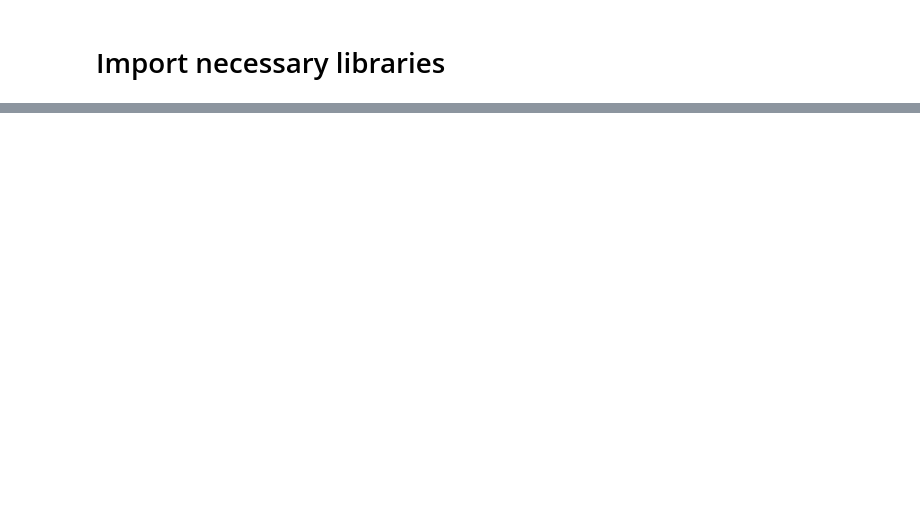
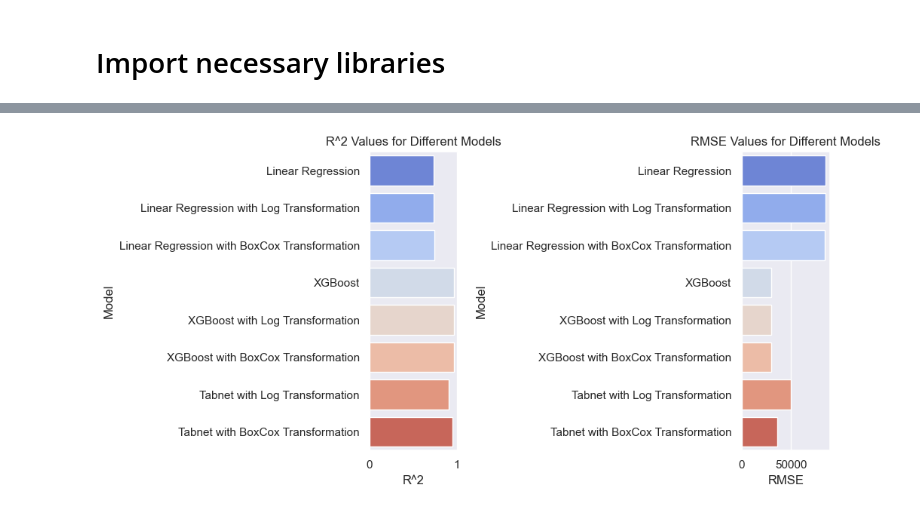
Before and after one commit to KuroInit/HDB-Resale-Price-Predict, a Jupyter notebook: FInal_Predict.ipynb, the cells around one changed output, grey strips where cells are left out. Drawn from its saved outputs; the diff is of its cells as text; code cells hidden in the pictures; blank space fills up the shorter version.

Commit message:
final predict

```diff
--- a/FInal_Predict.ipynb
+++ b/FInal_Predict.ipynb
@@ -46,0 +111,20 @@ final_data_after2015
+# %%
+features = ['Year','floor_area_sqm', 'lease_commence_date', 'average_storey','town', 'flat_type', 'flat_model']
+target = 'resale_price_adjusted'
+# %%
+X_test = test_data[features]
+y_test = test_data[target]
+
+# Predicting the linear regression models
+y_pred_linReg           = linreg.predict(X_test)
+y_pred_linReg_log       = np.exp(linreg_withLog.predict(X_test))
+y_pred_linReg_boxcox    = inv_boxcox(linreg_withBoxCox.predict(X_test), lambda_boxcox)
+
+# Predicting the xgboost models
+y_pred_xgb              = xgbreg.predict(X_test)
+y_pred_xgb_log          = np.exp(xgbreg_withLog.predict(X_test))
+y_pred_xgb_boxcox       = inv_boxcox(xgbreg_withBoxCox.predict(X_test), lambda_boxcox)
+
+# Predicting the tabnet models
+y_pred_tabnet_log       = np.exp(tabnetReg_log.predict(X_test.values))
+y_pred_tabnet_boxcox    = inv_boxcox(tabnetReg_box.predict(X_test.values), lambda_boxcox_tabnet)
@@ -46,0 +183,21 @@ final_data_after2015
+# %%
+import warnings
+warnings.filterwarnings('ignore', category=FutureWarning)
+
+plt.figure(figsize=(10, 5))
+
+# Create a bar plot for R^2 values
+plt.subplot(1, 2, 1)  # 1 row, 2 columns, 1st subplot
+sb.barplot(x='R^2', y='Model', data=metrics_df, palette='coolwarm')
+plt.title('R^2 Values for Different Models')
+
+# Create a bar plot for RMSE values
+plt.subplot(1, 2, 2)  # 1 row, 2 columns, 2nd subplot
+sb.barplot(x='RMSE', y='Model', data=metrics_df, palette='coolwarm')
+plt.title('RMSE Values for Different Models')
+
+# Display the plots
+plt.tight_layout()
+plt.show()
+# %% [output]
+[figure, added]
```
Also changed, not shown: parts of 21 cells of this notebook, 1 other file.
